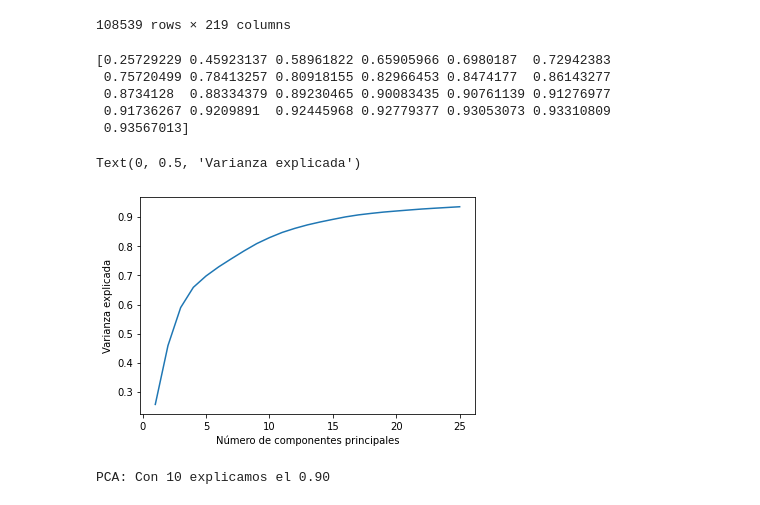
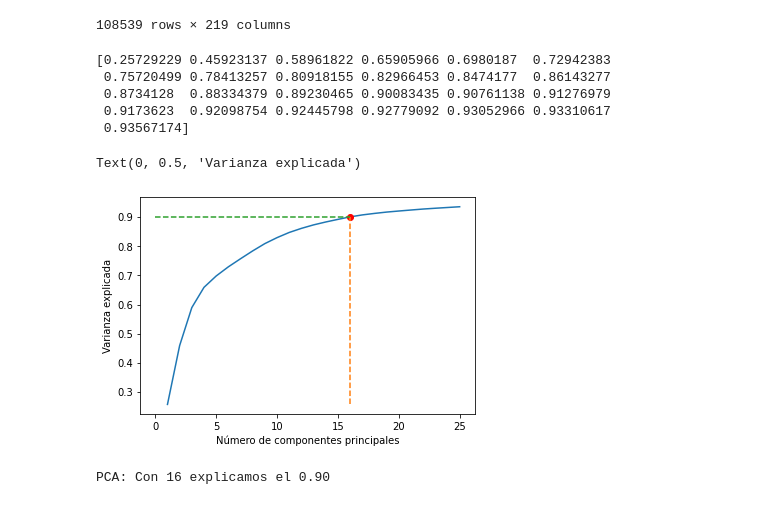
Before and after one commit to karinSalazar/Grupo_5, a Jupyter notebook: Preprocesamiento.ipynb, the cells around one changed output. Cells and saved outputs as stored; diff of their text form; code cells hidden in the pictures.

```diff
--- a/Preprocesamiento.ipynb
+++ b/Preprocesamiento.ipynb
@@ -401,36 +403,42 @@ X = df[df.columns.difference([VAR_OBJ])]
 # %%
 pca = PCA(n_components=25).fit(X)
 plt.figure(figsize=(6,4))
 
 xx = np.arange(1, 26, step=1)
 yy = np.cumsum(pca.explained_variance_ratio_)
 print(yy)
 
 plt.plot(xx, yy)
+plt.plot(16,0.90083435, 'ro')
+plt.plot([16,16],[0.26,0.90083435], linestyle='--')
+plt.plot([0,16],[0.90083435,0.90083435], linestyle='--')
+
 plt.xlabel('Número de componentes principales')
 plt.ylabel('Varianza explicada')
 # %% [output]
 [0.25729229 0.45923137 0.58961822 0.65905966 0.6980187  0.72942383
  0.75720499 0.78413257 0.80918155 0.82966453 0.8474177  0.86143277
- 0.8734128  0.88334379 0.89230465 0.90083435 0.90761139 0.91276977
- 0.91736267 0.9209891  0.92445968 0.92779377 0.93053073 0.93310809
- 0.93567013]
+ 0.8734128  0.88334379 0.89230465 0.90083435 0.90761138 0.91276979
+ 0.9173623  0.92098754 0.92445798 0.92779092 0.93052966 0.93310617
+ 0.93567174]
 Text(0, 0.5, 'Varianza explicada')
-[figure, old version]
+[figure, new version]
 # %%
-print("PCA: Con 10 explicamos el 0.90 ")
+print("PCA: Con 16 explicamos el 0.90")
 
 components= []
 
-for i in range(0,10):
+for i in range(0,16):
     components.append("pca"+str(i+1))
 
 
-df_final = pd.DataFrame(data = PCA(n_components=10).fit_transform(X), columns = components).set_index(X.index)
+df_final = pd.DataFrame(data = PCA(n_components=16).fit_transform(X), columns = components).set_index(X.index)
 df_final = df_final.join(Y)
+
 df_final.to_csv("dataset_entrenamiento.csv", index = False)
+df_final
 # %% [output]
-PCA: Con 10 explicamos el 0.90
+PCA: Con 16 explicamos el 0.90
 # %%
 corr = df_final.corr()
 mask = np.zeros_like(corr, dtype=np.bool)
```
Also changed, not shown: parts of 3 cells of this notebook.
